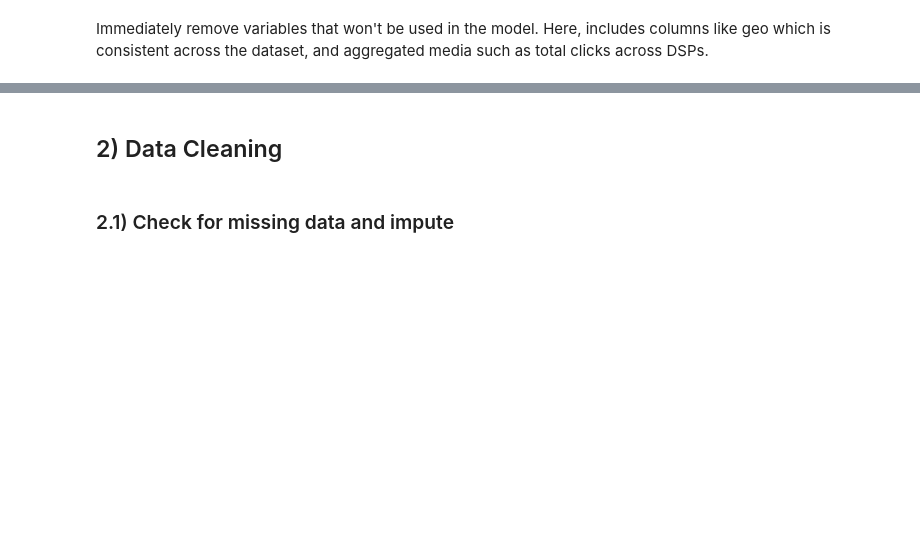
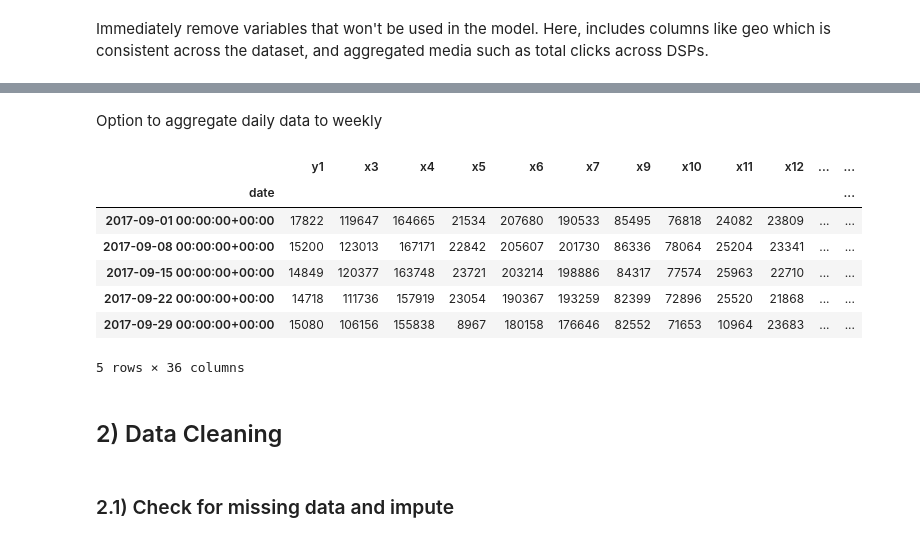
Before and after one commit to google/rba, a Jupyter notebook: Data Pre-Processing & Feature Selection.ipynb, the cells around one changed output, grey strips where cells are left out. Cells and saved outputs as stored; diff of their text form; code cells hidden in the pictures; blank space fills up the shorter version.

```diff
--- a/Data Pre-Processing & Feature Selection.ipynb
+++ b/Data Pre-Processing & Feature Selection.ipynb
@@ -110,0 +140,2 @@ df.describe()
+# %% [markdown]
+Option to aggregate daily data to weekly
@@ -111,3 +149,14 @@ df.describe()
+# %%
+df.head()
+# %% [output]
+|  | y1 | x3 | x4 | x5 | x6 | x7 | x9 | x10 | x11 | x12 | ... | ... |
+| date |  |  |  |  |  |  |  |  |  |  |  | ... |
+| 2017-09-01 00:00:00+00:00 | 17822 | 119647 | 164665 | 21534 | 207680 | 190533 | 85495 | 76818 | 24082 | 23809 | ... | ... |
+| 2017-09-08 00:00:00+00:00 | 15200 | 123013 | 167171 | 22842 | 205607 | 201730 | 86336 | 78064 | 25204 | 23341 | ... | ... |
+| 2017-09-15 00:00:00+00:00 | 14849 | 120377 | 163748 | 23721 | 203214 | 198886 | 84317 | 77574 | 25963 | 22710 | ... | ... |
+| 2017-09-22 00:00:00+00:00 | 14718 | 111736 | 157919 | 23054 | 190367 | 193259 | 82399 | 72896 | 25520 | 21868 | ... | ... |
+| 2017-09-29 00:00:00+00:00 | 15080 | 106156 | 155838 | 8967 | 180158 | 176646 | 82552 | 71653 | 10964 | 23683 | ... | ... |
+5 rows × 36 columns
 # %% [markdown]
 ## 2) Data Cleaning
 # %% [markdown]
```
Also changed, not shown: parts of 48 cells of this notebook.
